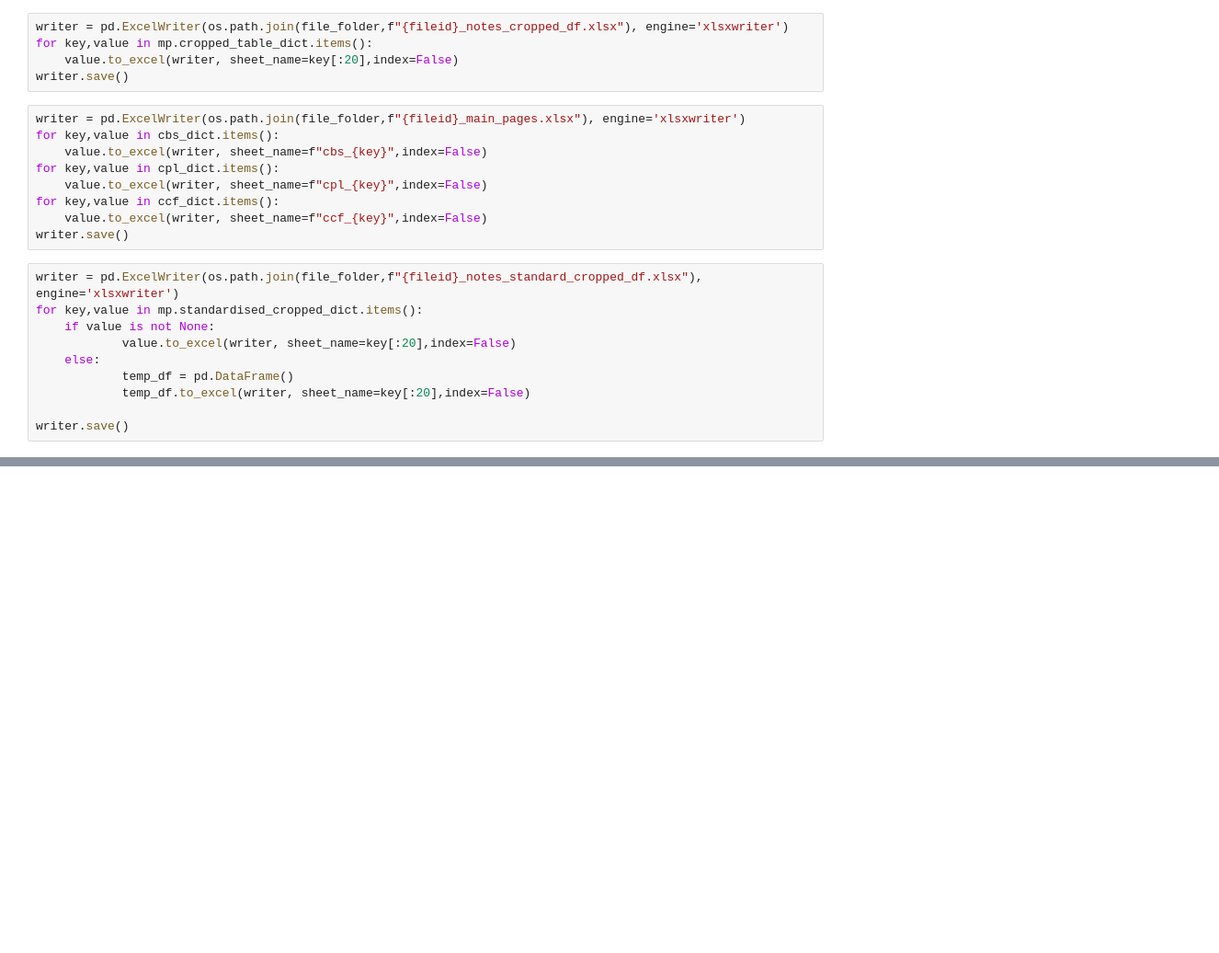
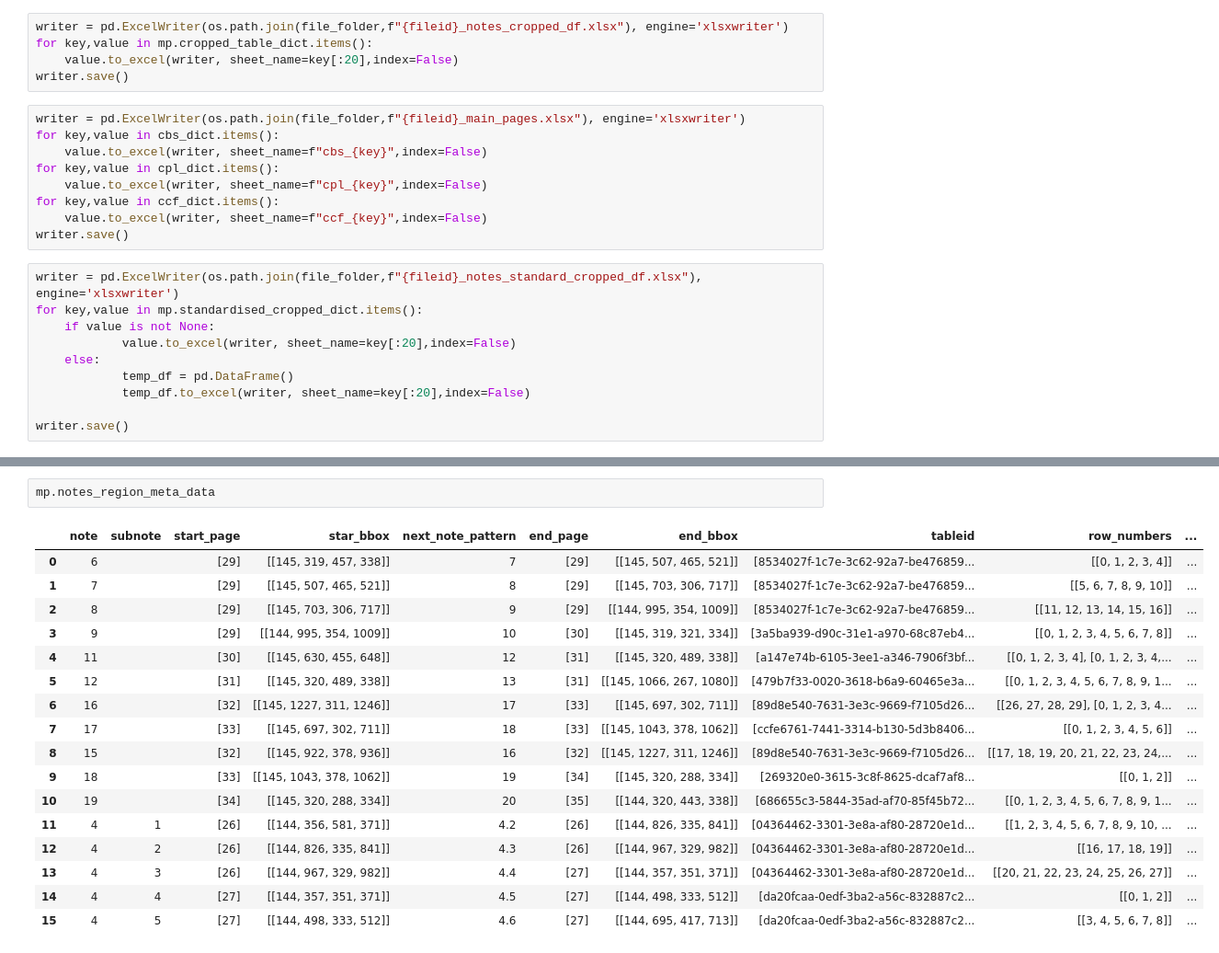
Before and after one commit to AI-paltan/main_page_processing, a Jupyter notebook: main_page_processing_service_testing_notebook.ipynb, the cells around one changed output, grey strips where cells are left out. Shown at 92% size. Saved outputs shown, nothing was run; the diff lists cells and outputs as text; blank space fills up the shorter version.

```diff
--- a/main_page_processing_service_testing_notebook.ipynb
+++ b/main_page_processing_service_testing_notebook.ipynb
@@ -59,0 +91,20 @@ writer.save()
+# %%
+mp.notes_region_meta_data
+# %% [output]
+|  | note | subnote | start_page | star_bbox | next_note_pattern | end_page | end_bbox | tableid | row_numbers | ... |
+| 0 | 6 |  | [29] | [[145, 319, 457, 338]] | 7 | [29] | [[145, 507, 465, 521]] | [8534027f-1c7e-3c62-92a7-be476859... | [[0, 1, 2, 3, 4]] | ... |
+| 1 | 7 |  | [29] | [[145, 507, 465, 521]] | 8 | [29] | [[145, 703, 306, 717]] | [8534027f-1c7e-3c62-92a7-be476859... | [[5, 6, 7, 8, 9, 10]] | ... |
+| 2 | 8 |  | [29] | [[145, 703, 306, 717]] | 9 | [29] | [[144, 995, 354, 1009]] | [8534027f-1c7e-3c62-92a7-be476859... | [[11, 12, 13, 14, 15, 16]] | ... |
+| 3 | 9 |  | [29] | [[144, 995, 354, 1009]] | 10 | [30] | [[145, 319, 321, 334]] | [3a5ba939-d90c-31e1-a970-68c87eb4... | [[0, 1, 2, 3, 4, 5, 6, 7, 8]] | ... |
+| 4 | 11 |  | [30] | [[145, 630, 455, 648]] | 12 | [31] | [[145, 320, 489, 338]] | [a147e74b-6105-3ee1-a346-7906f3bf... | [[0, 1, 2, 3, 4], [0, 1, 2, 3, 4,... | ... |
+| 5 | 12 |  | [31] | [[145, 320, 489, 338]] | 13 | [31] | [[145, 1066, 267, 1080]] | [479b7f33-0020-3618-b6a9-60465e3a... | [[0, 1, 2, 3, 4, 5, 6, 7, 8, 9, 1... | ... |
+| 6 | 16 |  | [32] | [[145, 1227, 311, 1246]] | 17 | [33] | [[145, 697, 302, 711]] | [89d8e540-7631-3e3c-9669-f7105d26... | [[26, 27, 28, 29], [0, 1, 2, 3, 4... | ... |
+| 7 | 17 |  | [33] | [[145, 697, 302, 711]] | 18 | [33] | [[145, 1043, 378, 1062]] | [ccfe6761-7441-3314-b130-5d3b8406... | [[0, 1, 2, 3, 4, 5, 6]] | ... |
+| 8 | 15 |  | [32] | [[145, 922, 378, 936]] | 16 | [32] | [[145, 1227, 311, 1246]] | [89d8e540-7631-3e3c-9669-f7105d26... | [[17, 18, 19, 20, 21, 22, 23, 24,... | ... |
+| 9 | 18 |  | [33] | [[145, 1043, 378, 1062]] | 19 | [34] | [[145, 320, 288, 334]] | [269320e0-3615-3c8f-8625-dcaf7af8... | [[0, 1, 2]] | ... |
+| 10 | 19 |  | [34] | [[145, 320, 288, 334]] | 20 | [35] | [[144, 320, 443, 338]] | [686655c3-5844-35ad-af70-85f45b72... | [[0, 1, 2, 3, 4, 5, 6, 7, 8, 9, 1... | ... |
+| 11 | 4 | 1 | [26] | [[144, 356, 581, 371]] | 4.2 | [26] | [[144, 826, 335, 841]] | [04364462-3301-3e8a-af80-28720e1d... | [[1, 2, 3, 4, 5, 6, 7, 8, 9, 10, ... | ... |
+| 12 | 4 | 2 | [26] | [[144, 826, 335, 841]] | 4.3 | [26] | [[144, 967, 329, 982]] | [04364462-3301-3e8a-af80-28720e1d... | [[16, 17, 18, 19]] | ... |
+| 13 | 4 | 3 | [26] | [[144, 967, 329, 982]] | 4.4 | [27] | [[144, 357, 351, 371]] | [04364462-3301-3e8a-af80-28720e1d... | [[20, 21, 22, 23, 24, 25, 26, 27]] | ... |
+| 14 | 4 | 4 | [27] | [[144, 357, 351, 371]] | 4.5 | [27] | [[144, 498, 333, 512]] | [da20fcaa-0edf-3ba2-a56c-832887c2... | [[0, 1, 2]] | ... |
+| 15 | 4 | 5 | [27] | [[144, 498, 333, 512]] | 4.6 | [27] | [[144, 695, 417, 713]] | [da20fcaa-0edf-3ba2-a56c-832887c2... | [[3, 4, 5, 6, 7, 8]] | ... |
```
Also changed, not shown: parts of 7 cells of this notebook, 14 other files.
